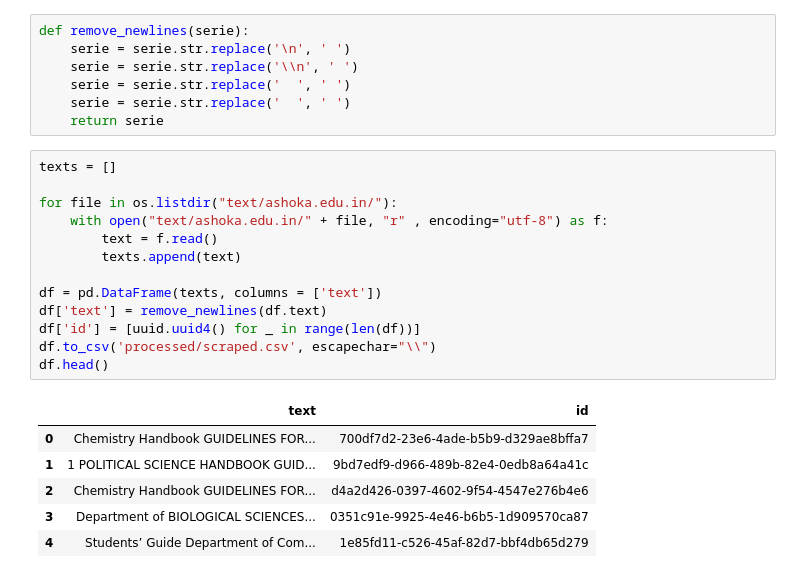
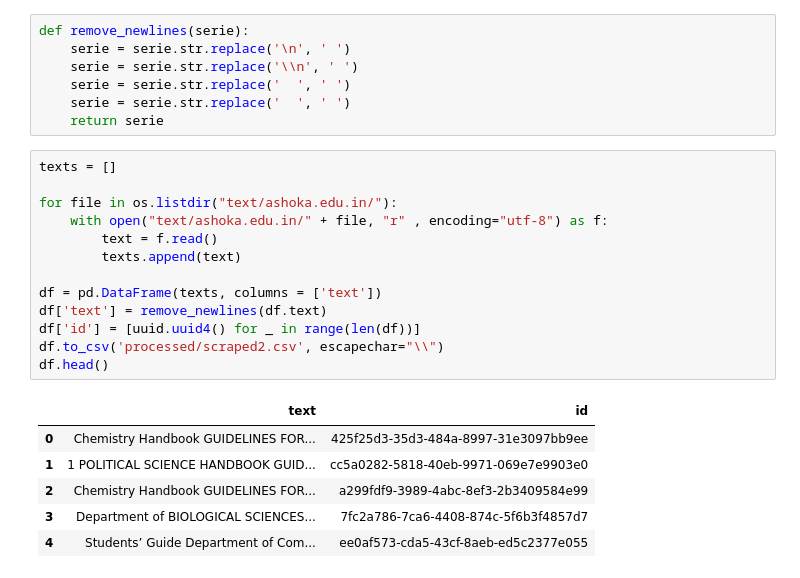
Before and after one commit to karthick-yes/University-Web-assistant, a Jupyter notebook: notebook/main.ipynb, the cells around one changed output. Saved outputs shown, nothing was run; the diff lists cells and outputs as text.

```diff
--- a/notebook/main.ipynb
+++ b/notebook/main.ipynb
@@ -216,23 +204,23 @@ def remove_newlines(serie):
 # %%
 texts = []
 
 for file in os.listdir("text/ashoka.edu.in/"):
     with open("text/ashoka.edu.in/" + file, "r" , encoding="utf-8") as f:
         text = f.read()
         texts.append(text)
 
 df = pd.DataFrame(texts, columns = ['text'])
 df['text'] = remove_newlines(df.text)
 df['id'] = [uuid.uuid4() for _ in range(len(df))]
-df.to_csv('processed/scraped.csv', escapechar="\\")
+df.to_csv('processed/scraped2.csv', escapechar="\\")
 df.head()
 # %% [output]
 |  | text | id |
-| 0 | Chemistry Handbook GUIDELINES FOR... | 700df7d2-23e6-4ade-b5b9-d329ae8bffa7 |
-| 1 | 1 POLITICAL SCIENCE HANDBOOK GUID... | 9bd7edf9-d966-489b-82e4-0edb8a64a41c |
-| 2 | Chemistry Handbook GUIDELINES FOR... | d4a2d426-0397-4602-9f54-4547e276b4e6 |
-| 3 | Department of BIOLOGICAL SCIENCES... | 0351c91e-9925-4e46-b6b5-1d909570ca87 |
-| 4 | Students’ Guide Department of Com... | 1e85fd11-c526-45af-82d7-bbf4db65d279 |
+| 0 | Chemistry Handbook GUIDELINES FOR... | 425f25d3-35d3-484a-8997-31e3097bb9ee |
+| 1 | 1 POLITICAL SCIENCE HANDBOOK GUID... | cc5a0282-5818-40eb-9971-069e7e9903e0 |
+| 2 | Chemistry Handbook GUIDELINES FOR... | a299fdf9-3989-4abc-8ef3-2b3409584e99 |
+| 3 | Department of BIOLOGICAL SCIENCES... | 7fc2a786-7ca6-4408-874c-5f6b3f4857d7 |
+| 4 | Students’ Guide Department of Com... | ee0af573-cda5-43cf-8aeb-ed5c2377e055 |
 # %%
 import tiktoken
 tokenizer = tiktoken.get_encoding("cl100k_base")
```
Also changed, not shown: parts of 11 cells of this notebook, 5 other files.
